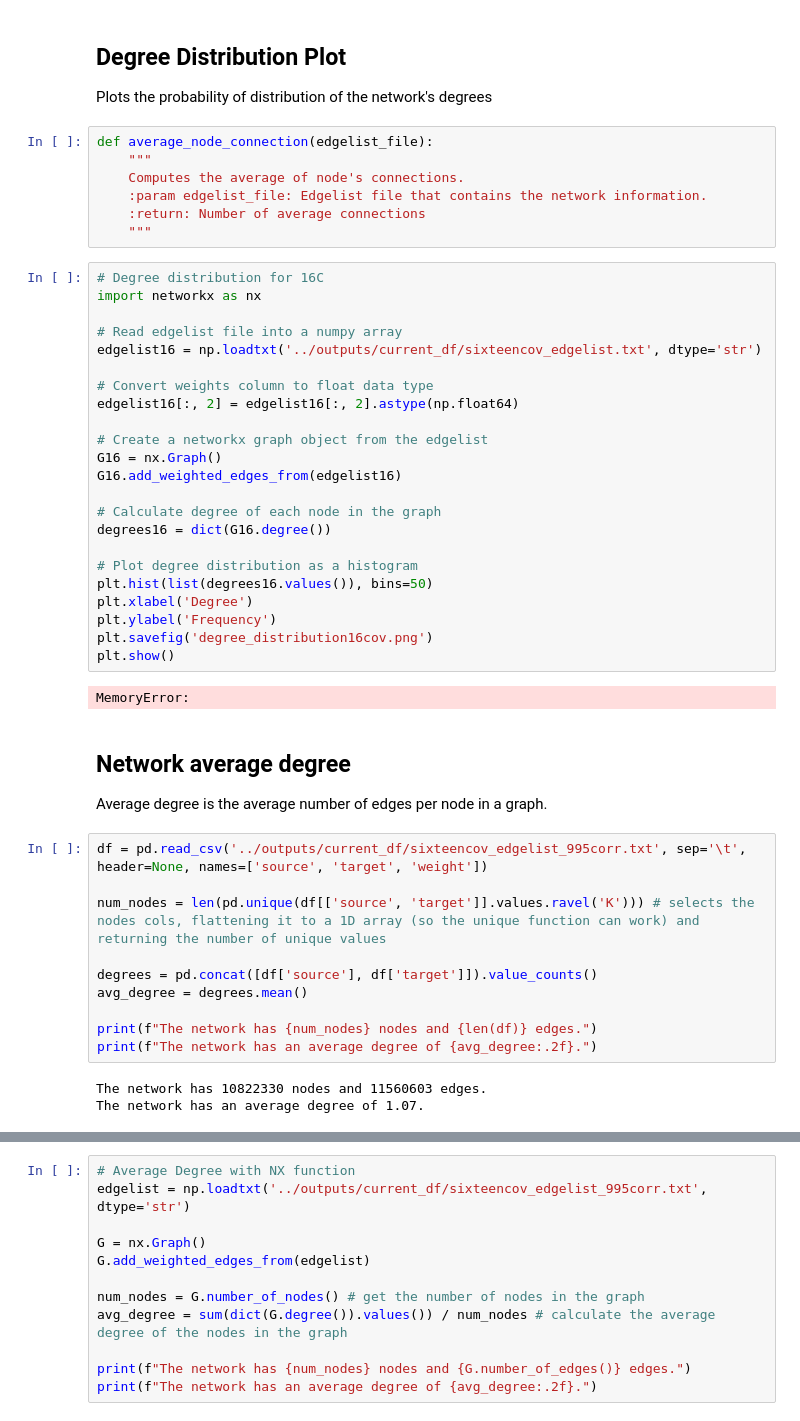
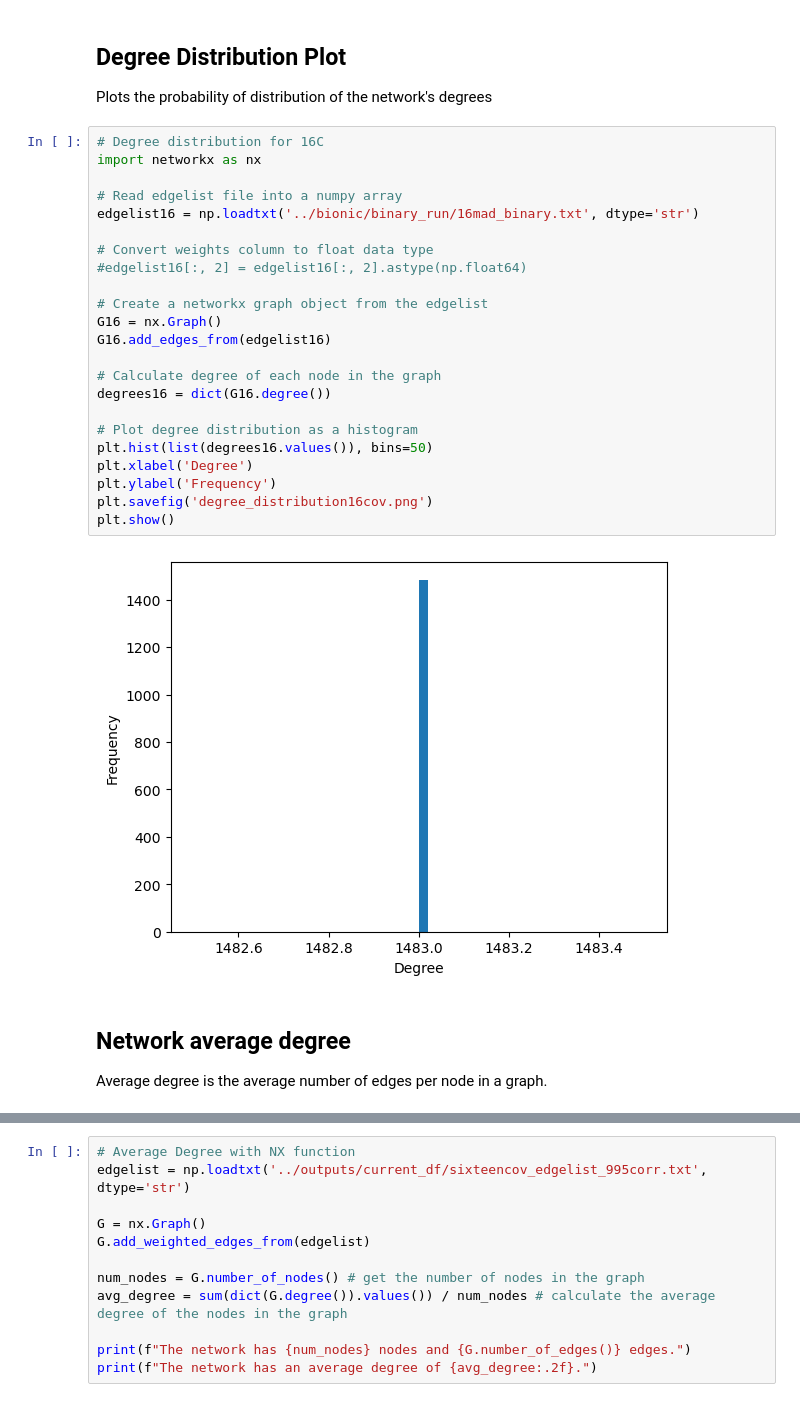
Before and after one commit to camilababo/BIONIC, a Jupyter notebook: input_files/data_pre_processing.ipynb, the cells around one changed output, grey strips where cells are left out. Drawn from its saved outputs; the diff is of its cells as text.

```diff
--- a/input_files/data_pre_processing.ipynb
+++ b/input_files/data_pre_processing.ipynb
@@ -403,51 +508,31 @@ features
 # %% [markdown]
 ## Degree Distribution Plot
 Plots the probability of distribution of the network's degrees
-# %%
-def average_node_connection(edgelist_file):
-    """
-    Computes the average of node's connections.
-    :param edgelist_file: Edgelist file that contains the network information.
-    :return: Number of average connections
-    """
 # %%
 # Degree distribution for 16C
 import networkx as nx
 
 # Read edgelist file into a numpy array
-edgelist16 = np.loadtxt('../outputs/current_df/sixteencov_edgelist.txt', dtype='str')
+edgelist16 = np.loadtxt('../bionic/binary_run/16mad_binary.txt', dtype='str')
 
 # Convert weights column to float data type
-edgelist16[:, 2] = edgelist16[:, 2].astype(np.float64)
+#edgelist16[:, 2] = edgelist16[:, 2].astype(np.float64)
 
 # Create a networkx graph object from the edgelist
 G16 = nx.Graph()
-G16.add_weighted_edges_from(edgelist16)
+G16.add_edges_from(edgelist16)
 
 # Calculate degree of each node in the graph
 degrees16 = dict(G16.degree())
 
 # Plot degree distribution as a histogram
 plt.hist(list(degrees16.values()), bins=50)
 plt.xlabel('Degree')
 plt.ylabel('Frequency')
 plt.savefig('degree_distribution16cov.png')
 plt.show()
 # %% [output]
-MemoryError:
+[figure, added]
 # %% [markdown]
 ## Network average degree
 Average degree is the average number of edges per node in a graph.
-# %%
-df = pd.read_csv('../outputs/current_df/sixteencov_edgelist_995corr.txt', sep='\t', header=None, names=['source', 'target', 'weight'])
-
-num_nodes = len(pd.unique(df[['source', 'target']].values.ravel('K'))) # selects the nodes cols, flattening it to a 1D array (so the unique function can work) and returning the number of unique values
-
-degrees = pd.concat([df['source'], df['target']]).value_counts()
-avg_degree = degrees.mean()
-
-print(f"The network has {num_nodes} nodes and {len(df)} edges.")
-print(f"The network has an average degree of {avg_degree:.2f}.")
-# %% [output]
-The network has 10822330 nodes and 11560603 edges.
-The network has an average degree of 1.07.
```
Also changed, not shown: parts of 30 cells of this notebook, 10 other files.
